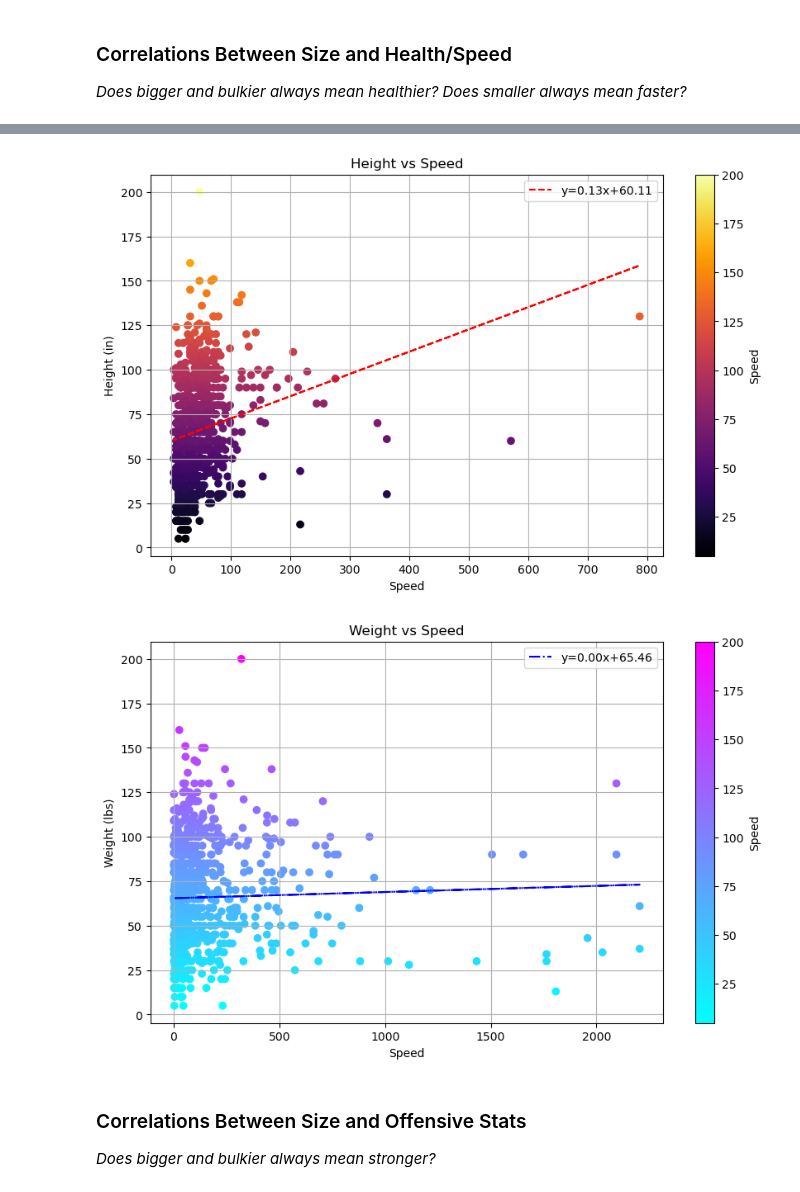
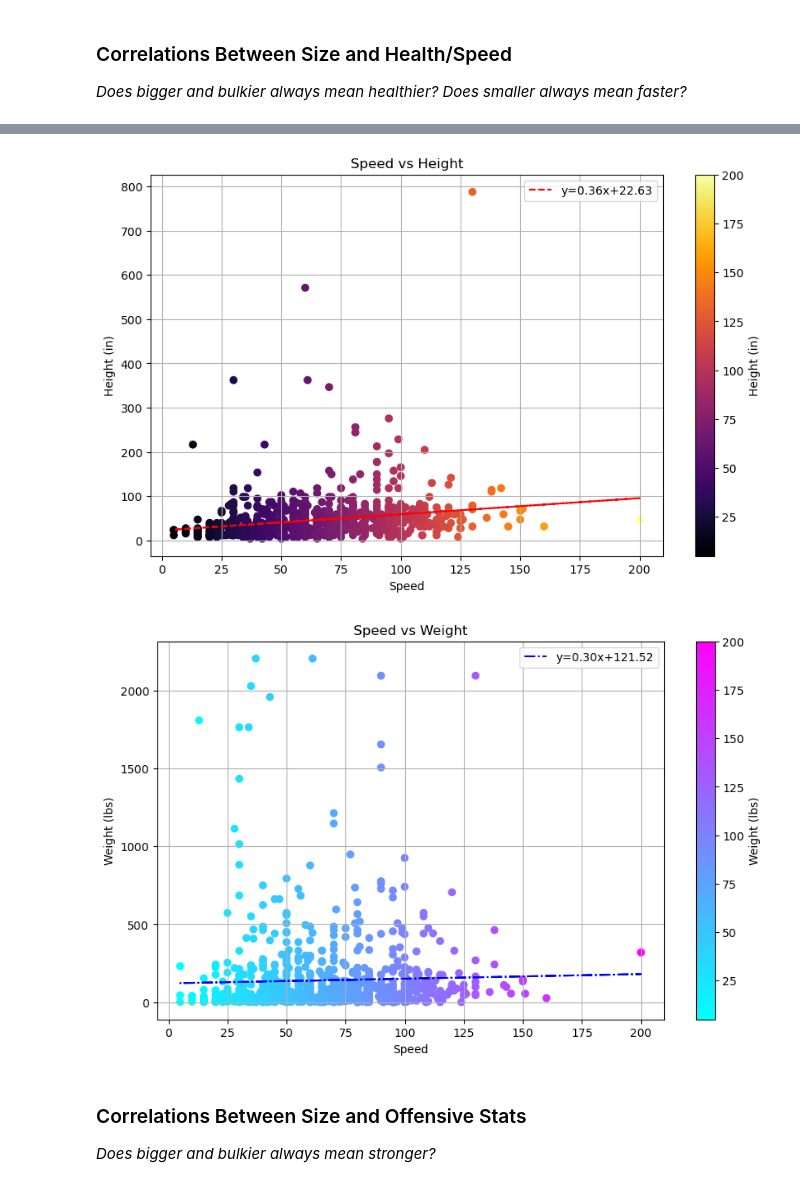
Before and after one commit to LM95A1/Project-Alpha-6, a Jupyter notebook: Champion Analysis v1.5 - Mockingbird Prototype.ipynb, the cells around one changed output, grey strips where cells are left out. Saved outputs shown, nothing was run; the diff lists cells and outputs as text; code cells hidden in the pictures.

```diff
--- a/Champion Analysis v1.5 - Mockingbird Prototype.ipynb
+++ b/Champion Analysis v1.5 - Mockingbird Prototype.ipynb
@@ -297,42 +305,52 @@ plt.show()
 # %%
-# Scatter plot: Height vs Speed
+# Scatter plot: Speed vs Height
 plt.figure(figsize=(10, 6))
 
 # Calculate the regression line
-slope, intercept, _, _, _ = st.linregress(pokemon_df['Height (in)'], pokemon_df['Speed'])
-line = slope * pokemon_df['Height (in)'] + intercept
+slope, intercept, _, _, _ = st.linregress(pokemon_df['Speed'], pokemon_df['Height (in)'])
+line = slope * pokemon_df['Speed'] + intercept
 
-plt.scatter(pokemon_df['Height (in)'], pokemon_df['Speed'], c=pokemon_df['Speed'], cmap='inferno')
-plt.plot(pokemon_df['Height (in)'], line, 'r--', label=f'y={slope:.2f}x+{intercept:.2f}')
+plt.scatter(pokemon_df['Speed'], pokemon_df['Height (in)'], c=pokemon_df['Speed'], cmap='inferno')
+plt.plot(pokemon_df['Speed'], line, 'r--', label=f'y={slope:.2f}x+{intercept:.2f}')
 
-plt.colorbar(label='Speed')
+plt.colorbar(label='Height (in)')
 plt.xlabel('Speed')
 plt.ylabel('Height (in)')
-plt.title('Height vs Speed')
+plt.title('Speed vs Height')
 plt.legend()
 plt.grid(True)
+
+# Save the plot
+plt.savefig('Visualizations/Speed vs Height.png')
+
+# Show the plot
 plt.show()
 
-# Scatter plot: Weight vs Speed
+# Scatter plot: Speed vs Weight
 plt.figure(figsize=(10, 6))
 
 # Calculate the regression line
-slope, intercept, _, _, _ = st.linregress(pokemon_df['Weight (lbs)'], pokemon_df['Speed'])
-line = slope * pokemon_df['Weight (lbs)'] + intercept
+slope, intercept, _, _, _ = st.linregress(pokemon_df['Speed'], pokemon_df['Weight (lbs)'])
+line = slope * pokemon_df['Speed'] + intercept
 
-plt.scatter(pokemon_df['Weight (lbs)'], pokemon_df['Speed'], c=pokemon_df['Speed'], cmap='cool')
-plt.plot(pokemon_df['Weight (lbs)'], line, 'b-.', label=f'y={slope:.2f}x+{intercept:.2f}')
+plt.scatter(pokemon_df['Speed'], pokemon_df['Weight (lbs)'], c=pokemon_df['Speed'], cmap='cool')
+plt.plot(pokemon_df['Speed'], line, 'b-.', label=f'y={slope:.2f}x+{intercept:.2f}')
 
-plt.colorbar(label='Speed')
+plt.colorbar(label='Weight (lbs)')
 plt.xlabel('Speed')
 plt.ylabel('Weight (lbs)')
-plt.title('Weight vs Speed')
+plt.title('Speed vs Weight')
 plt.legend()
 plt.grid(True)
+
+# Save the plot
+plt.savefig('Visualizations/Speed vs Weight.png')
+
+# Show the plot
 plt.show()
 # %% [output]
-[figure, old version]
+[figure, new version]
-[figure, old version]
+[figure, new version]
 # %% [markdown]
 ### Correlations Between Size and Offensive Stats
 *Does bigger and bulkier always mean stronger?*
```
Also changed, not shown: parts of 12 cells of this notebook, 40 other files.
